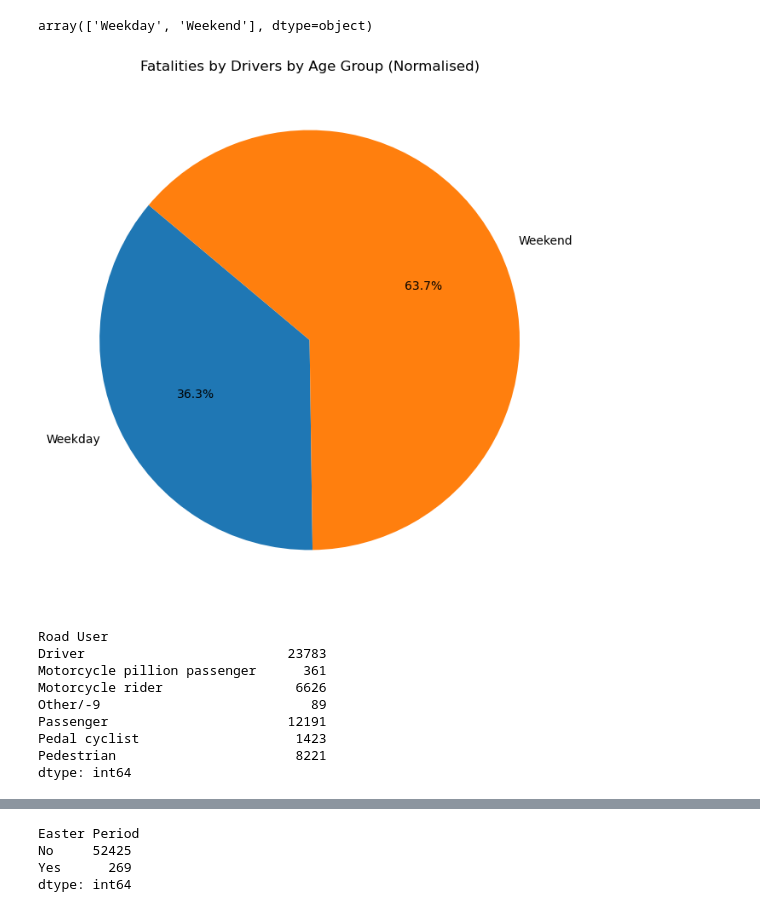
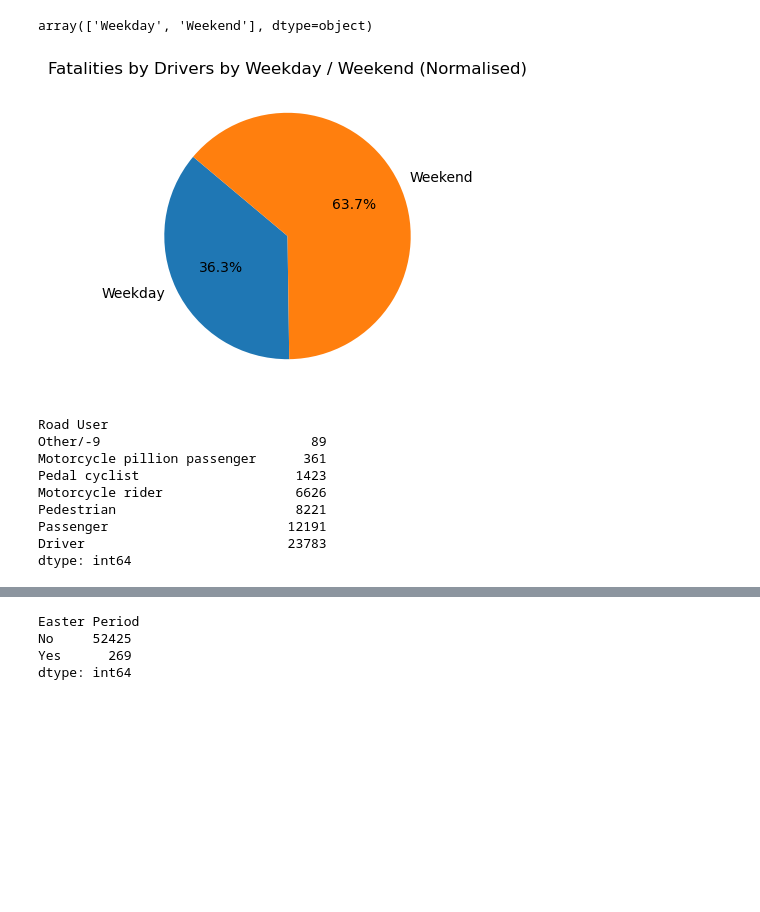
Before and after one commit to Kapedes/project-1-group-2, a Jupyter notebook: Project_1.ipynb, the cells around one changed output, grey strips where cells are left out. Drawn from its saved outputs; the diff is of its cells as text; code cells hidden in the pictures; blank space fills up the shorter version.

```diff
--- a/Project_1.ipynb
+++ b/Project_1.ipynb
@@ -334,27 +409,27 @@ array(['Weekday', 'Weekend'], dtype=object)
 # %%
 Revised_Day_of_week = pd.DataFrame(Revised_Day_of_week,index=List_day_of_week)
 
 # Create a pie chart
-plt.figure(figsize=(8, 8))
+plt.figure(figsize=(4, 4))
 plt.pie(Revised_Day_of_week['Fatalities'], labels=Revised_Day_of_week.index, autopct='%1.1f%%', startangle=140)
-plt.title('Fatalities by Drivers by Age Group (Normalised)')
+plt.title('Fatalities by Drivers by Weekday / Weekend (Normalised)')
 plt.show()
 # %% [output]
-[figure, old version]
+[figure, new version]
 # %%
 Road_user = cleaned_crash_data_1_df.groupby(["Road User"]).size()
 
-
+Road_user = Road_user.sort_values(ascending=True)
 Road_user
 # %% [output]
 Road User
+Other/-9                           89
+Motorcycle pillion passenger      361
+Pedal cyclist                    1423
+Motorcycle rider                 6626
+Pedestrian                       8221
+Passenger                       12191
 Driver                          23783
-Motorcycle pillion passenger      361
-Motorcycle rider                 6626
-Other/-9                           89
-Passenger                       12191
-Pedal cyclist                    1423
-Pedestrian                       8221
 dtype: int64
 # %%
 #create bar chart
```
Also changed, not shown: parts of 11 cells of this notebook, 1 other file.
